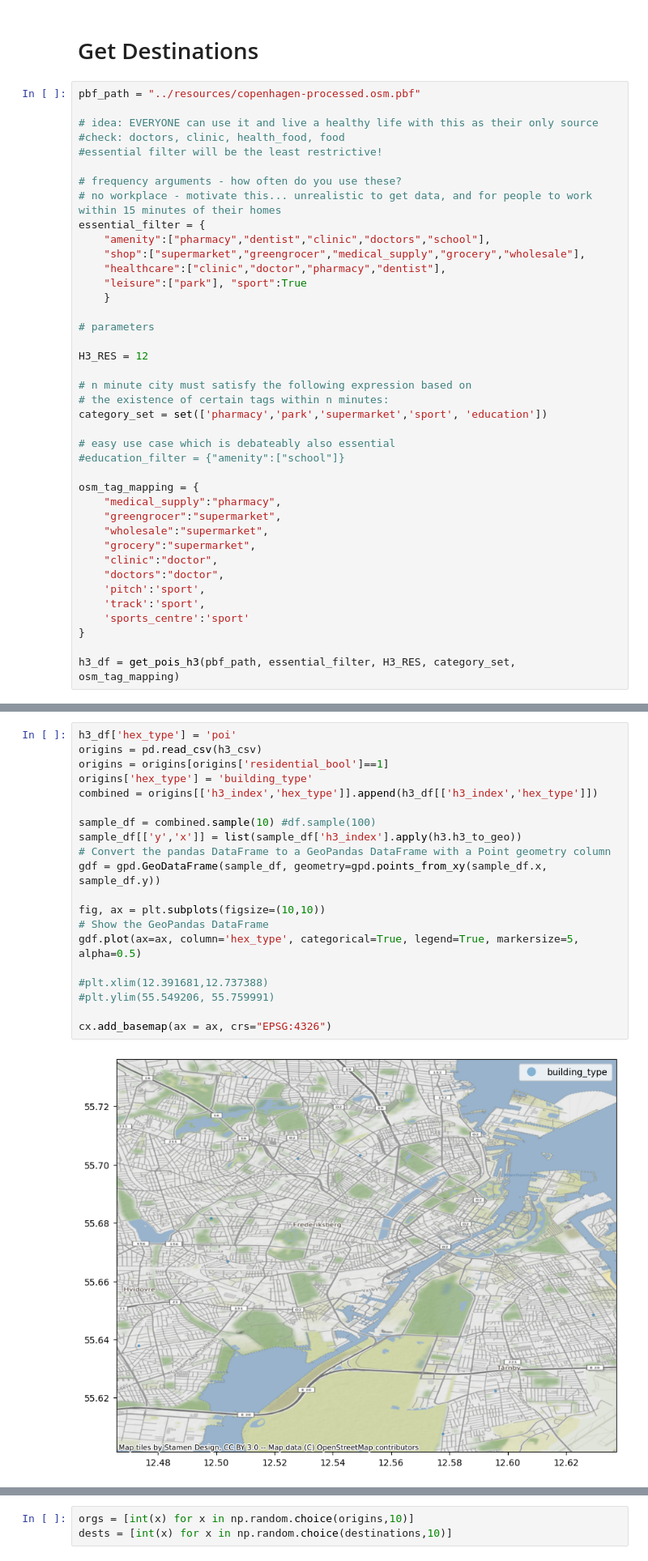
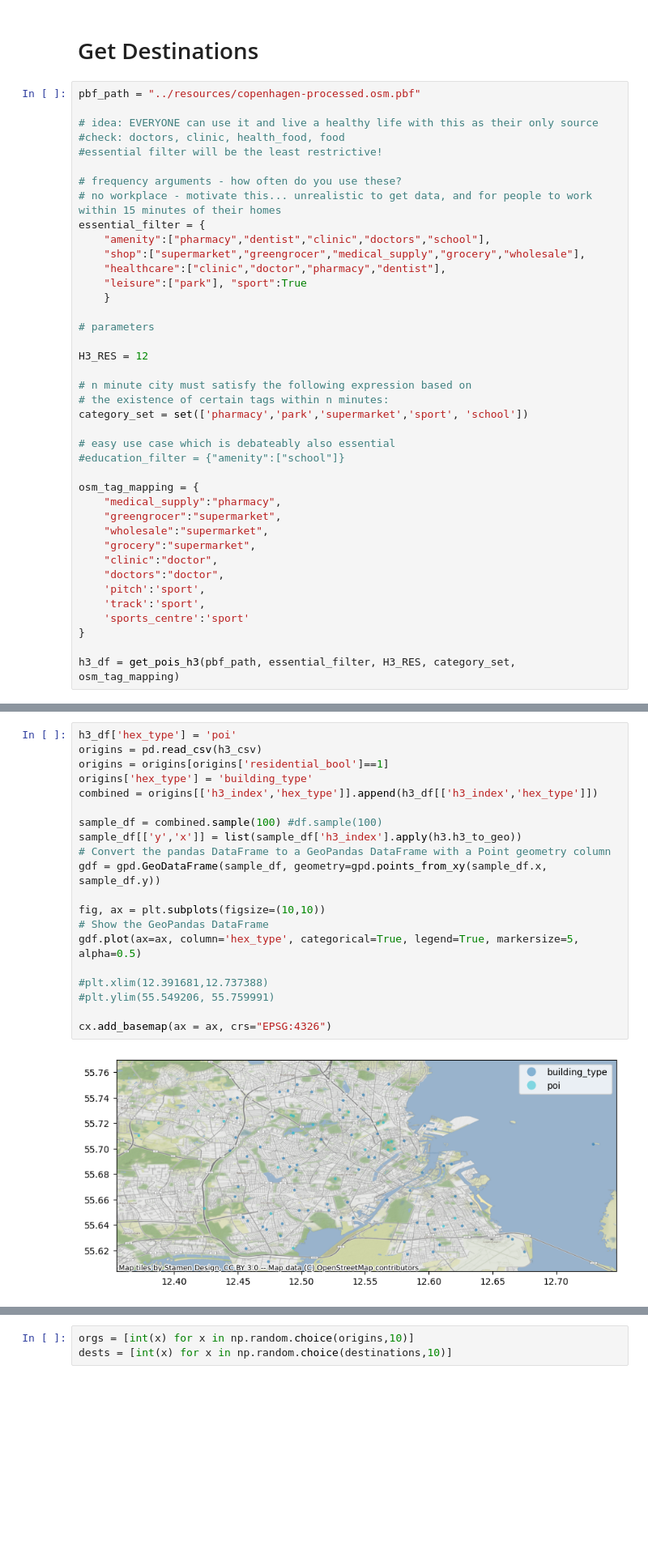
Before and after one commit to hextransit/n-minute-city, a Jupyter notebook: python/poi_routing.ipynb, the cells around one changed output, grey strips where cells are left out. Shown at 81% size. Cells and saved outputs as stored; diff of their text form; blank space fills up the shorter version.

```diff
--- a/python/poi_routing.ipynb
+++ b/python/poi_routing.ipynb
@@ -76,7 +94,7 @@ H3_RES = 12
 
 # n minute city must satisfy the following expression based on
 # the existence of certain tags within n minutes:
-category_set = set(['pharmacy','park','supermarket','sport', 'education'])
+category_set = set(['pharmacy','park','supermarket','sport', 'school'])
 
 # easy use case which is debateably also essential
 #education_filter = {"amenity":["school"]}
@@ -119,22 +137,22 @@ cx.add_basemap(ax = ax, crs="EPSG:4326")
 # %%
 h3_df['hex_type'] = 'poi'
 origins = pd.read_csv(h3_csv)
 origins = origins[origins['residential_bool']==1]
 origins['hex_type'] = 'building_type'
 combined = origins[['h3_index','hex_type']].append(h3_df[['h3_index','hex_type']])
 
-sample_df = combined.sample(10) #df.sample(100)
+sample_df = combined.sample(100) #df.sample(100)
 sample_df[['y','x']] = list(sample_df['h3_index'].apply(h3.h3_to_geo))
 # Convert the pandas DataFrame to a GeoPandas DataFrame with a Point geometry column
 gdf = gpd.GeoDataFrame(sample_df, geometry=gpd.points_from_xy(sample_df.x, sample_df.y))
 
 fig, ax = plt.subplots(figsize=(10,10))
 # Show the GeoPandas DataFrame
 gdf.plot(ax=ax, column='hex_type', categorical=True, legend=True, markersize=5, alpha=0.5)
 
 #plt.xlim(12.391681,12.737388)
 #plt.ylim(55.549206, 55.759991)
 
 cx.add_basemap(ax = ax, crs="EPSG:4326")
 # %% [output]
-[figure, old version]
+[figure, new version]
```
Also changed, not shown: parts of 29 cells of this notebook, 14 other files.
